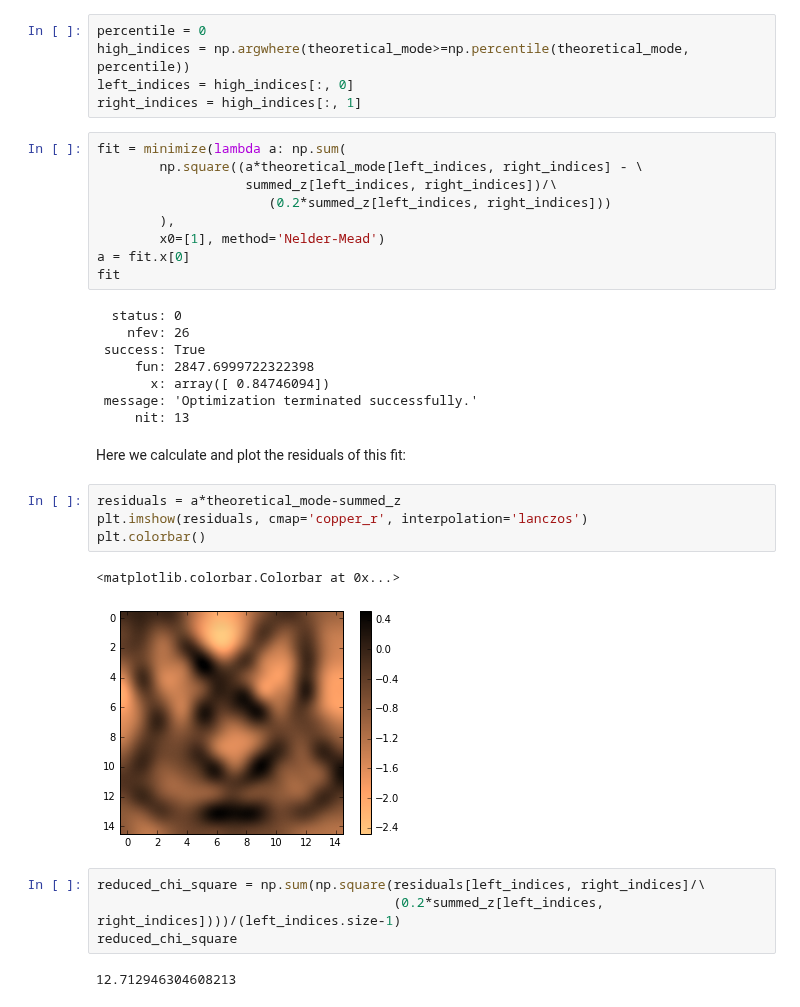
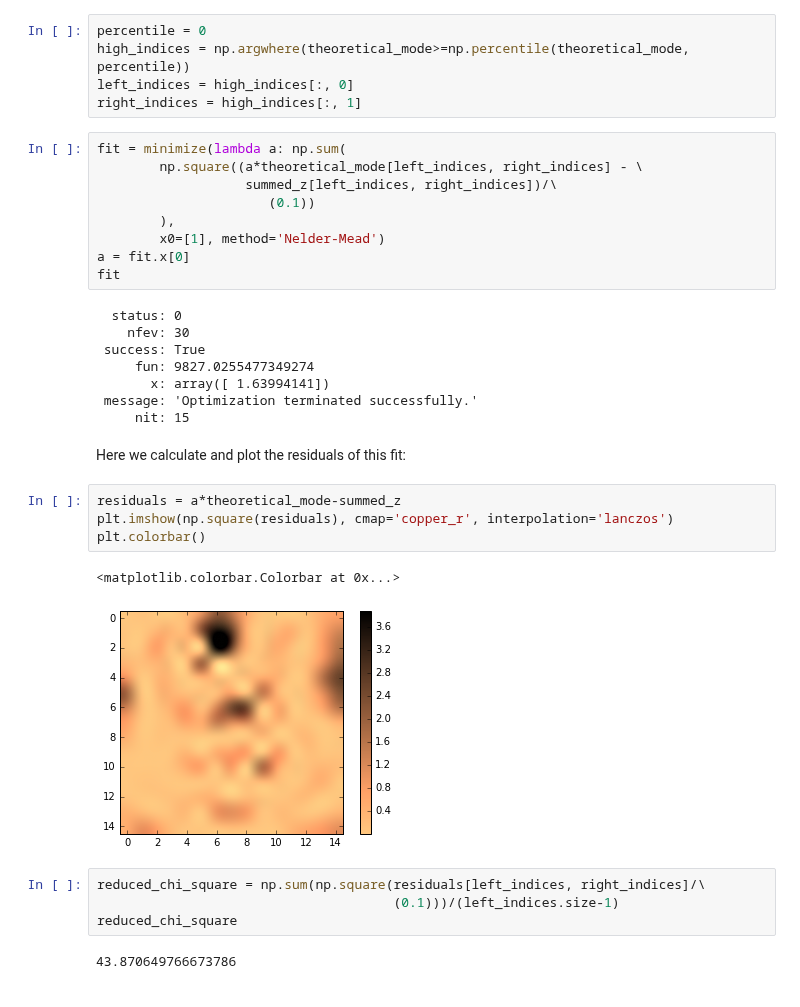
Before and after one commit to ry-dgel/Chladni, a Jupyter notebook: figure_describing_eigenmode_fitting.ipynb, the cells around one changed output. Cells and saved outputs as stored; diff of their text form.

Commit message:
Set back residuals to be absolute

```diff
--- a/figure_describing_eigenmode_fitting.ipynb
+++ b/figure_describing_eigenmode_fitting.ipynb
@@ -77,31 +77,31 @@ right_indices = high_indices[:, 1]
 fit = minimize(lambda a: np.sum(
         np.square((a*theoretical_mode[left_indices, right_indices] - \
                    summed_z[left_indices, right_indices])/\
-                      (0.2*summed_z[left_indices, right_indices]))
+                      (0.1))
         ),
         x0=[1], method='Nelder-Mead')
 a = fit.x[0]
 fit
 # %% [output]
   status: 0
-    nfev: 26
+    nfev: 30
  success: True
-     fun: 2847.6999722322398
-       x: array([ 0.84746094])
+     fun: 9827.0255477349274
+       x: array([ 1.63994141])
  message: 'Optimization terminated successfully.'
-     nit: 13
+     nit: 15
 # %% [markdown]
 Here we calculate and plot the residuals of this fit:
 # %%
 residuals = a*theoretical_mode-summed_z
-plt.imshow(residuals, cmap='copper_r', interpolation='lanczos')
+plt.imshow(np.square(residuals), cmap='copper_r', interpolation='lanczos')
 plt.colorbar()
 # %% [output]
 <matplotlib.colorbar.Colorbar at 0x...>
-[figure, old version]
+[figure, new version]
 # %%
 reduced_chi_square = np.sum(np.square(residuals[left_indices, right_indices]/\
-                                      (0.2*summed_z[left_indices, right_indices])))/(left_indices.size-1)
+                                      (0.1)))/(left_indices.size-1)
 reduced_chi_square
 # %% [output]
-12.712946304608213
+43.870649766673786
```
